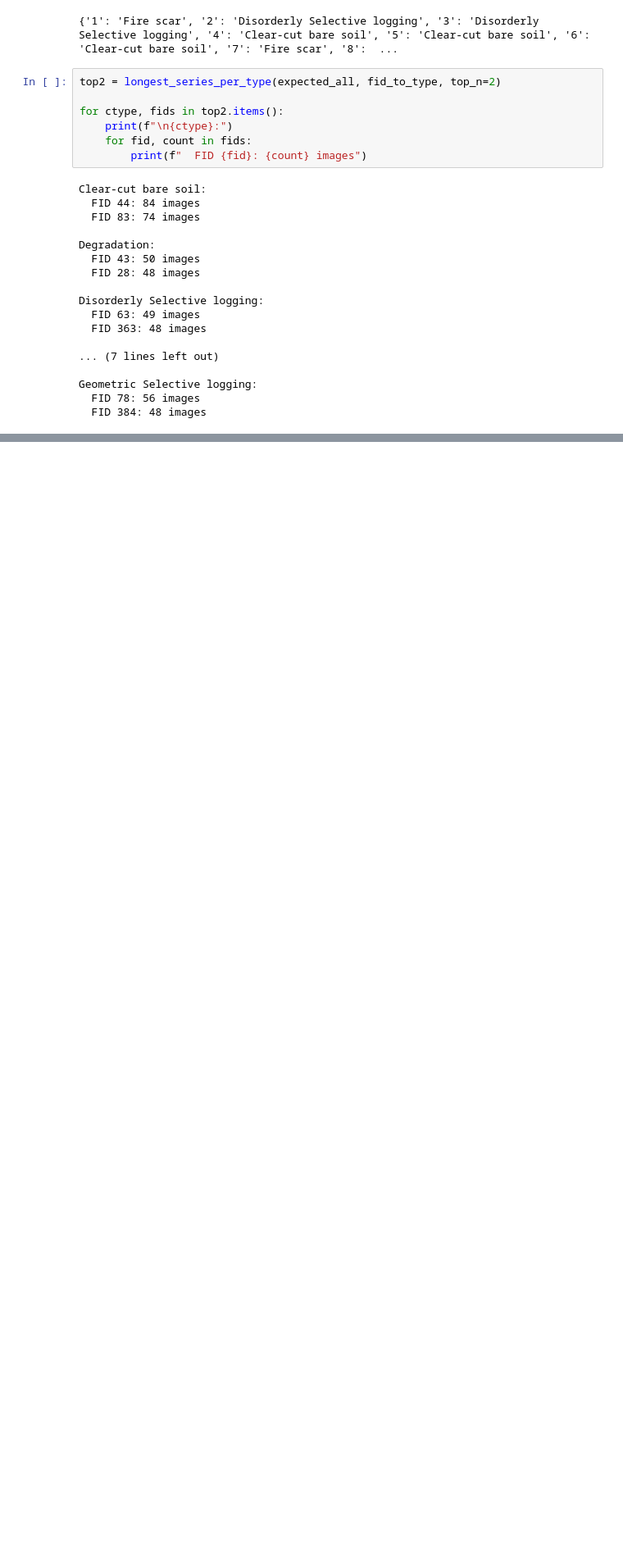
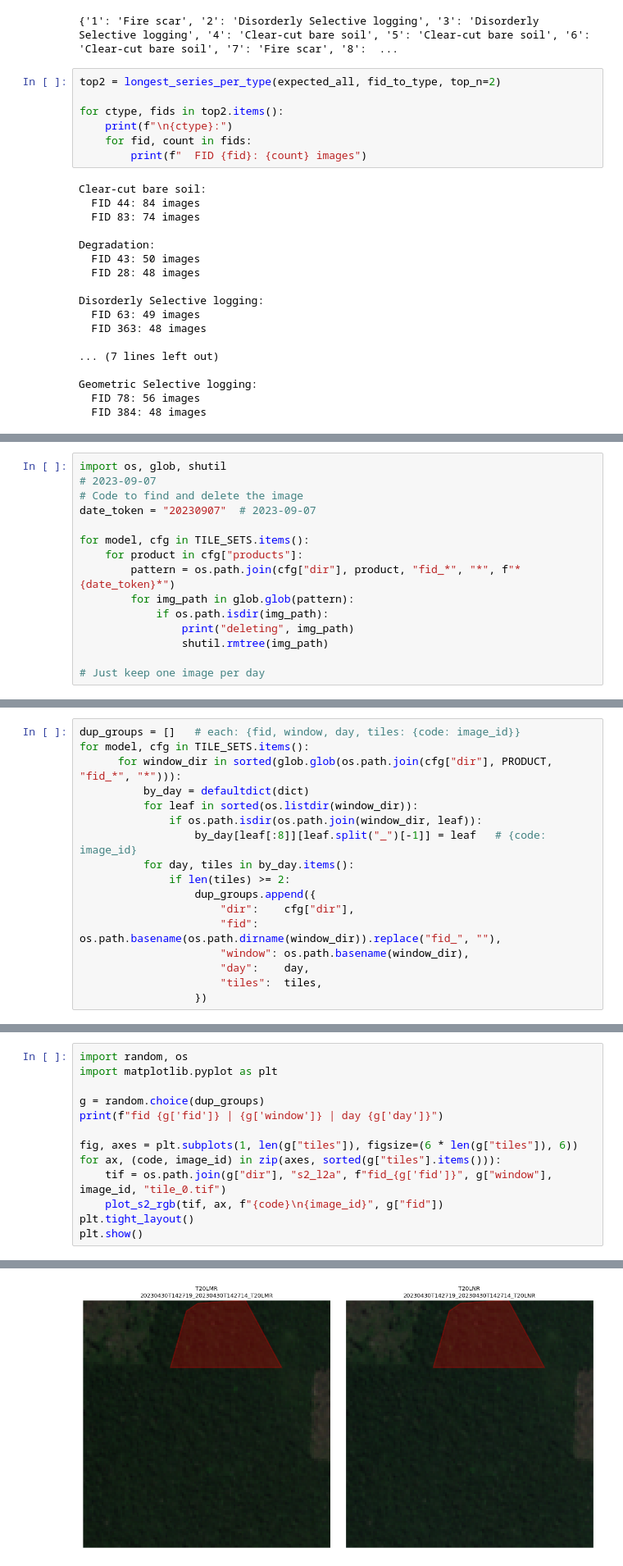
Before and after one commit to Angelicarjs/tropical_forest_disturbance, a Jupyter notebook: verify_tiles.ipynb, the cells around one changed output, grey strips where cells are left out. Shown at 82% size. Saved outputs shown, nothing was run; the diff lists cells and outputs as text; blank space fills up the shorter version.

```diff
--- a/verify_tiles.ipynb
+++ b/verify_tiles.ipynb
@@ -872,0 +875,15 @@ Geometric Selective logging:
+# %%
+import os, glob, shutil
+# 2023-09-07
+# Code to find and delete the image
+date_token = "20230907"  # 2023-09-07
+
+for model, cfg in TILE_SETS.items():
+    for product in cfg["products"]:
+        pattern = os.path.join(cfg["dir"], product, "fid_*", "*", f"*{date_token}*")
+        for img_path in glob.glob(pattern):
+            if os.path.isdir(img_path):
+                print("deleting", img_path)
+                shutil.rmtree(img_path)
+
+# Just keep one image per day
@@ -872,0 +959,17 @@ Geometric Selective logging:
+# %%
+dup_groups = []   # each: {fid, window, day, tiles: {code: image_id}}
+for model, cfg in TILE_SETS.items():
+      for window_dir in sorted(glob.glob(os.path.join(cfg["dir"], PRODUCT, "fid_*", "*"))):
+          by_day = defaultdict(dict)
+          for leaf in sorted(os.listdir(window_dir)):
+              if os.path.isdir(os.path.join(window_dir, leaf)):
+                  by_day[leaf[:8]][leaf.split("_")[-1]] = leaf   # {code: image_id}
+          for day, tiles in by_day.items():
+              if len(tiles) >= 2:
+                  dup_groups.append({
+                      "dir":    cfg["dir"],
+                      "fid":    os.path.basename(os.path.dirname(window_dir)).replace("fid_", ""),
+                      "window": os.path.basename(window_dir),
+                      "day":    day,
+                      "tiles":  tiles,
+                  })
@@ -872,0 +980,14 @@ Geometric Selective logging:
+# %%
+import random, os
+import matplotlib.pyplot as plt
+
+g = random.choice(dup_groups)
+print(f"fid {g['fid']} | {g['window']} | day {g['day']}")
+
+fig, axes = plt.subplots(1, len(g["tiles"]), figsize=(6 * len(g["tiles"]), 6))
+for ax, (code, image_id) in zip(axes, sorted(g["tiles"].items())):
+    tif = os.path.join(g["dir"], "s2_l2a", f"fid_{g['fid']}", g["window"], image_id, "tile_0.tif")
+    plot_s2_rgb(tif, ax, f"{code}\n{image_id}", g["fid"])
+plt.tight_layout()
+plt.show()
+# %% [output]
@@ -872,0 +995 @@ Geometric Selective logging:
+[figure, added]
```
Also changed, not shown: parts of 10 cells of this notebook, 3 other files.
